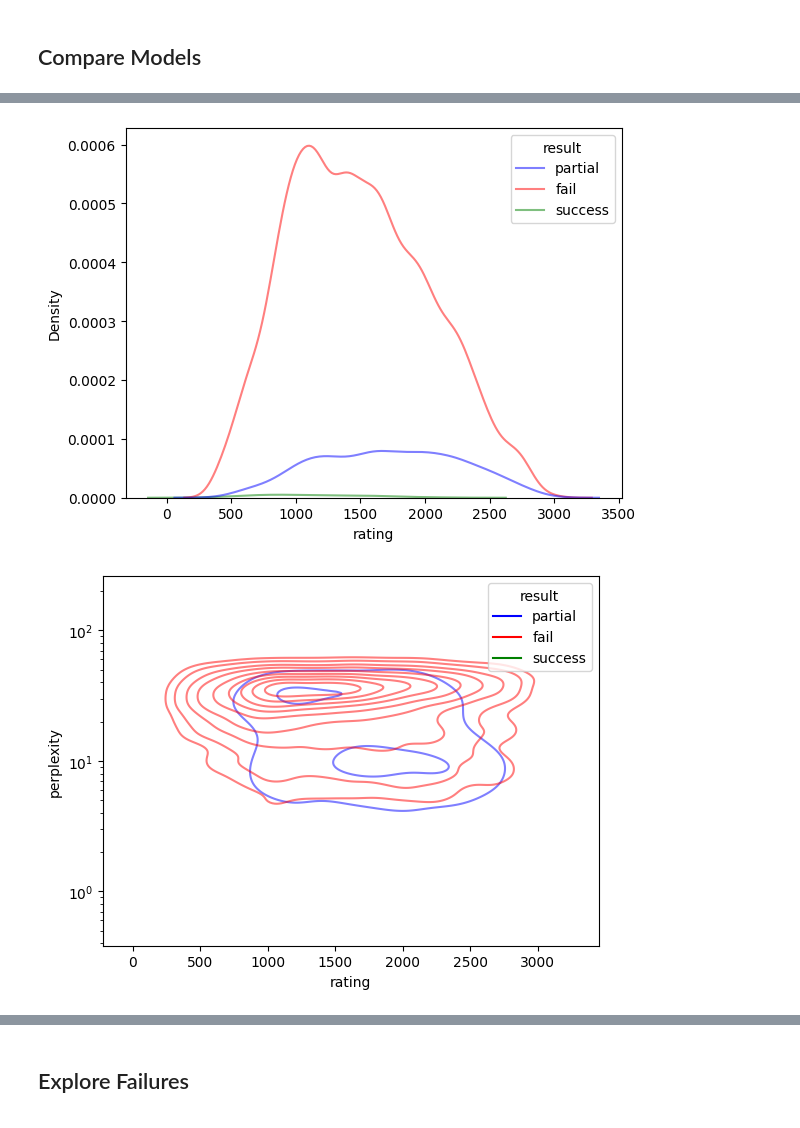
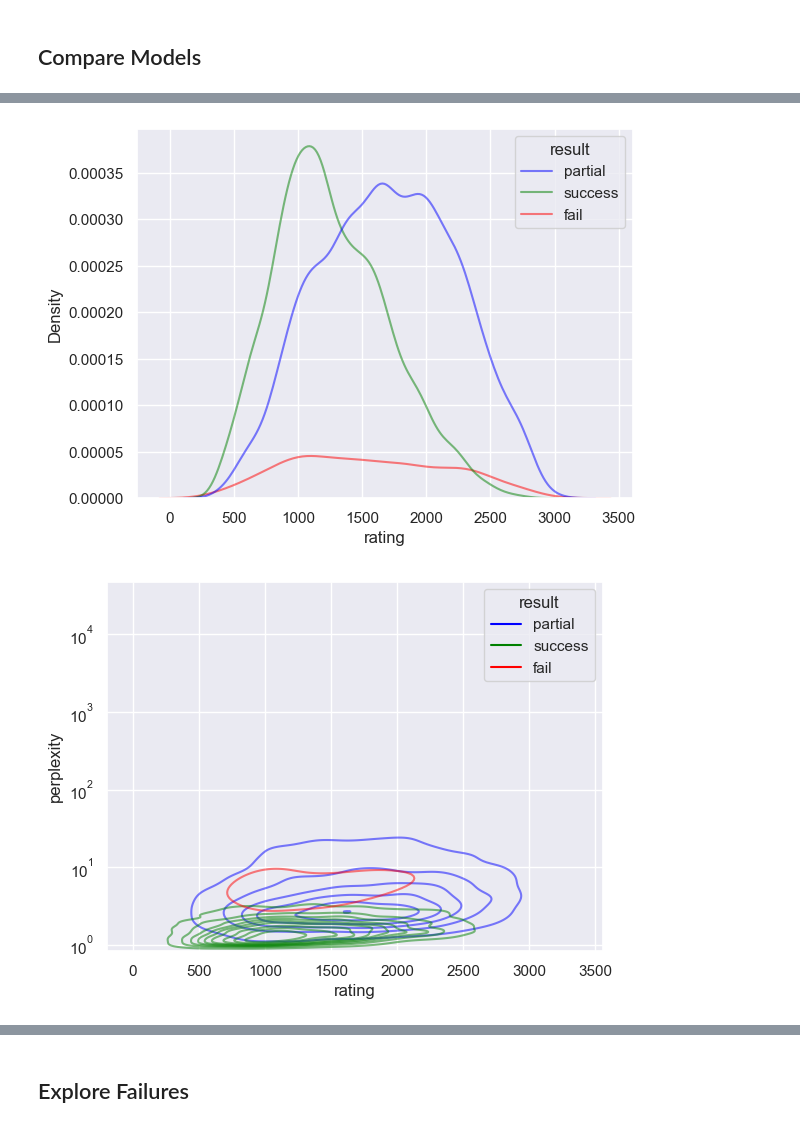
Before and after one commit to Xmaster6y/lczerolens, a Jupyter notebook: docs/source/notebooks/features/evaluate-models-on-puzzles.ipynb, the cells around one changed output, grey strips where cells are left out. Saved outputs shown, nothing was run; the diff lists cells and outputs as text; code cells hidden in the pictures.

```diff
--- a/docs/source/notebooks/features/evaluate-models-on-puzzles.ipynb
+++ b/docs/source/notebooks/features/evaluate-models-on-puzzles.ipynb
@@ -60,14 +55,16 @@ Puzzle(puzzle_id='00008', fen='r6k/pp2r2p/4Rp1Q/3p4/8/1N1P2R1/PqP2bPP/7K b - - 0
 # %% [markdown]
 ## Evaluate a Sampler on a Puzzle
 # %%
-from lczerolens.play import PolicySampler, RandomSampler
+from lczerolens.sampling import PolicySampler, RandomSampler
 
-strong_sampler = PolicySampler(strong_model)
-weak_sampler = PolicySampler(weak_model)
+maia_1100_sampler = PolicySampler(maia_1100)
+maia_1500_sampler = PolicySampler(maia_1500)
+maia_1900_sampler = PolicySampler(maia_1900)
 random_sampler = RandomSampler()
 
-s_res = puzzle.evaluate(strong_sampler)
-w_res = puzzle.evaluate(weak_sampler)
+m1_res = puzzle.evaluate(maia_1100_sampler)
+m5_res = puzzle.evaluate(maia_1500_sampler)
+m9_res = puzzle.evaluate(maia_1900_sampler)
 r_res = puzzle.evaluate(random_sampler)
-print(f"Strong: {s_res}\nWeak: {w_res}\nRandom: {r_res}")
+print(f"Maia 1100: {m1_res}\nMaia 1500: {m5_res}\nMaia 1900: {m9_res}\nRandom: {r_res}")
 # %% [output]
@@ -115,5 +117,5 @@ def puzzle_generator(dataset, lim=10_000):
         i += 1
         if i > lim:
             break
-        yield Puzzle.from_dict(d)
+        yield PuzzleData.from_dict(d)
 # %%
@@ -145,6 +147,12 @@ res_list[:10]
 import matplotlib.pyplot as plt
 import seaborn as sns
 import pandas as pd
+import matplotlib as mpl
+
+mpl.rcParams["mathtext.fontset"] = "stix"
+# Use Matplotlib-bundled STIX font family to avoid missing font errors
+mpl.rcParams["font.family"] = "STIXGeneral"
+sns.set_theme(style="darkgrid")
 
 
 def make_df(res):
@@ -219,13 +227,13 @@ plt.show()
 # %%
-random_res_gen = Puzzle.evaluate_multiple(puzzle_generator(dataset), random_sampler, batch_size=40_000)
-random_df = make_df(random_res_gen)
+res_gen_9 = PuzzleData.evaluate_multiple(puzzle_generator(dataset), maia_1900_sampler, batch_size=40_000)
+df_9 = make_df(res_gen_9)
 # %%
-sns.kdeplot(random_df, x="perplexity", hue="result", log_scale=True, alpha=0.5, palette=PALETTE)
+sns.kdeplot(df_9, x="perplexity", hue="result", log_scale=True, alpha=0.5, palette=PALETTE)
 plt.show()
-sns.kdeplot(random_df, x="rating", hue="result", log_scale=False, alpha=0.5, palette=PALETTE)
+sns.kdeplot(df_9, x="rating", hue="result", log_scale=False, alpha=0.5, palette=PALETTE)
 plt.show()
 sns.kdeplot(
-    random_df, x="rating", y="perplexity", hue="result", log_scale=(False, True), alpha=0.5, palette=PALETTE, levels=10
+    df_9, x="rating", y="perplexity", hue="result", log_scale=(False, True), alpha=0.5, palette=PALETTE, levels=10
 )
 plt.show()
 # %% [output]
@@ -233,2 +241,2 @@ plt.show()
-[figure, old version]
+[figure, new version]
-[figure, old version]
+[figure, new version]
```
Also changed, not shown: parts of 20 cells of this notebook, 14 other files.
